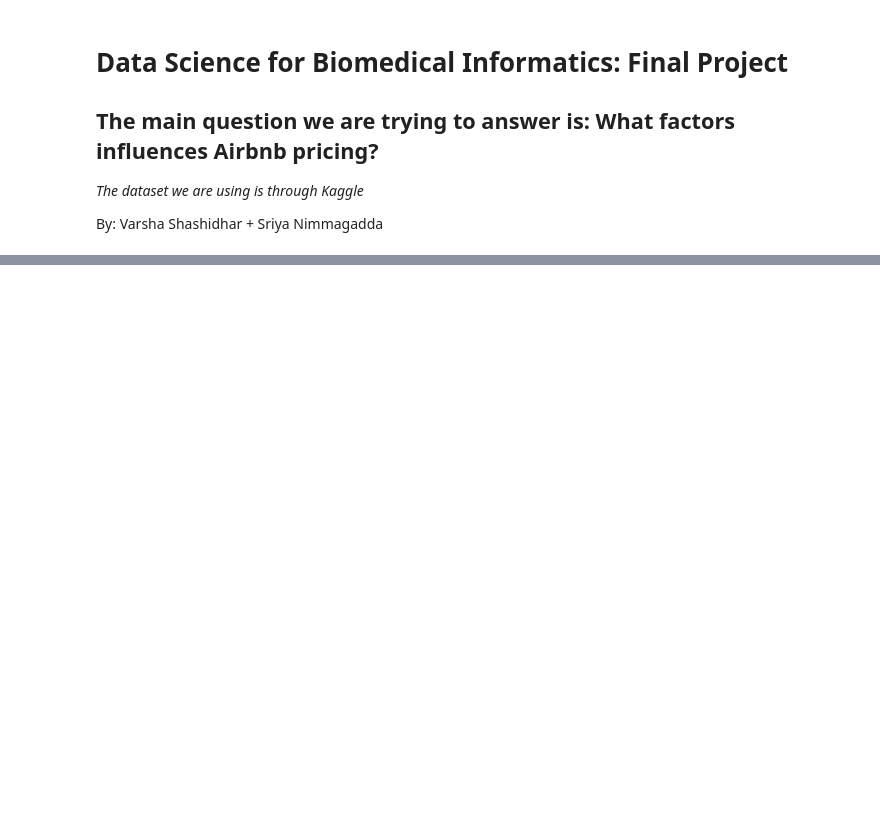
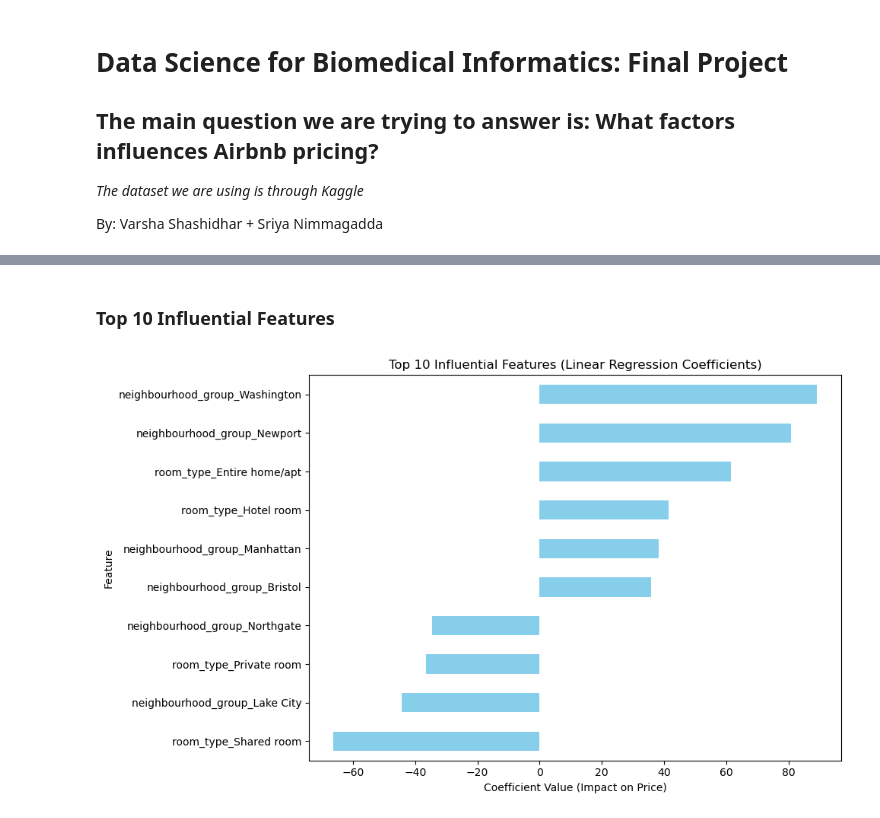
Before and after one commit to sriya-nimma/DataSciBioMedicalProject, a Jupyter notebook: Final_Project.ipynb, the cells around one changed output, grey strips where cells are left out. Saved outputs shown, nothing was run; the diff lists cells and outputs as text; code cells hidden in the pictures; blank space fills up the shorter version.

```diff
--- a/Final_Project.ipynb
+++ b/Final_Project.ipynb
@@ -78,0 +283,13 @@ memory usage: 24.7+ MB
+# %% [markdown]
+### Top 10 Influential Features ###
+# %%
+# plot top 10 influential features
+plt.figure(figsize=(10, 6))
+coefficients.head(10).sort_values().plot(kind='barh', color='skyblue')
+plt.title("Top 10 Influential Features (Linear Regression Coefficients)")
+plt.xlabel("Coefficient Value (Impact on Price)")
+plt.ylabel("Feature")
+plt.tight_layout()
+plt.show()
+# %% [output]
+[figure, added]
```
Also changed, not shown: parts of 24 cells of this notebook.
